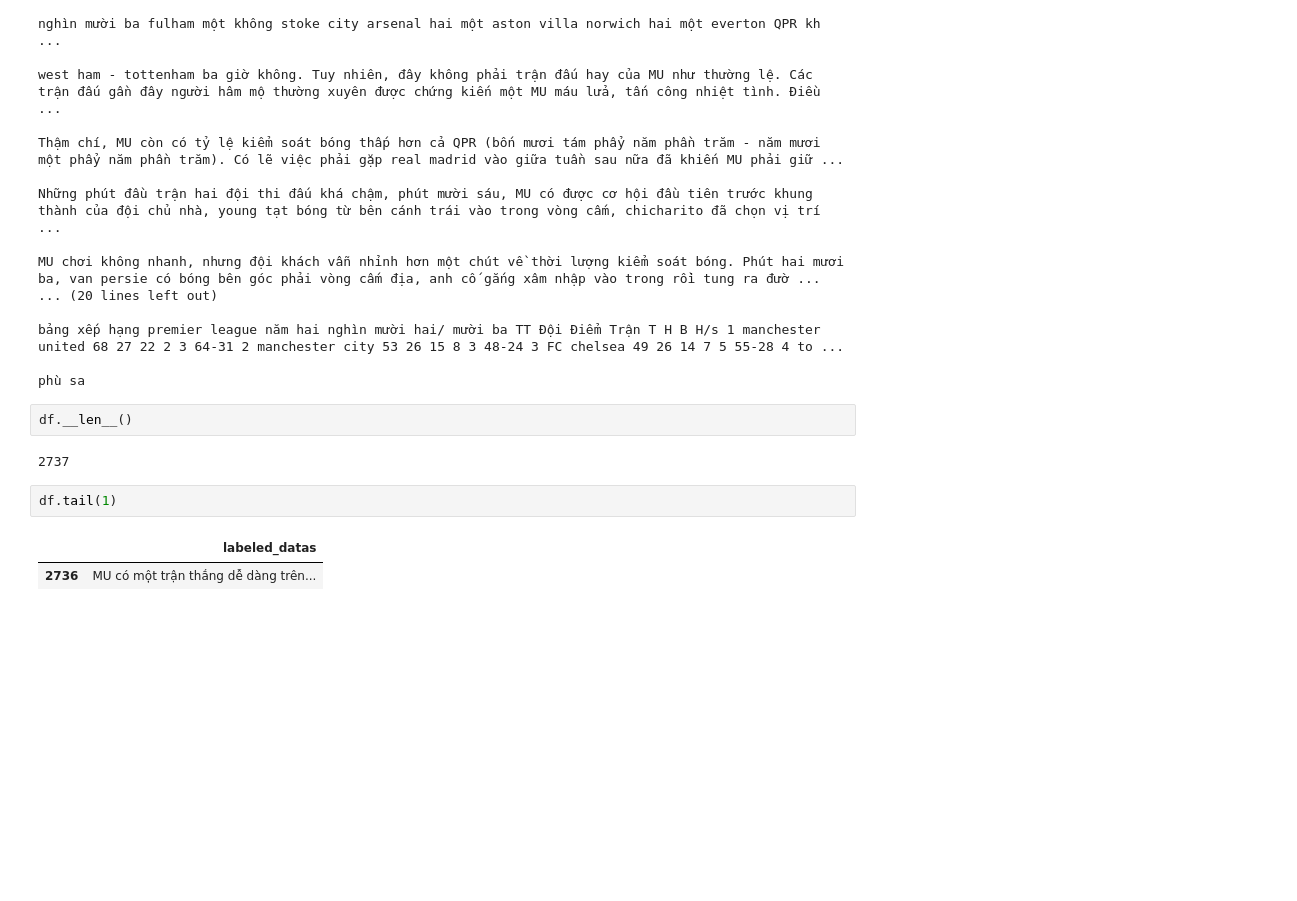
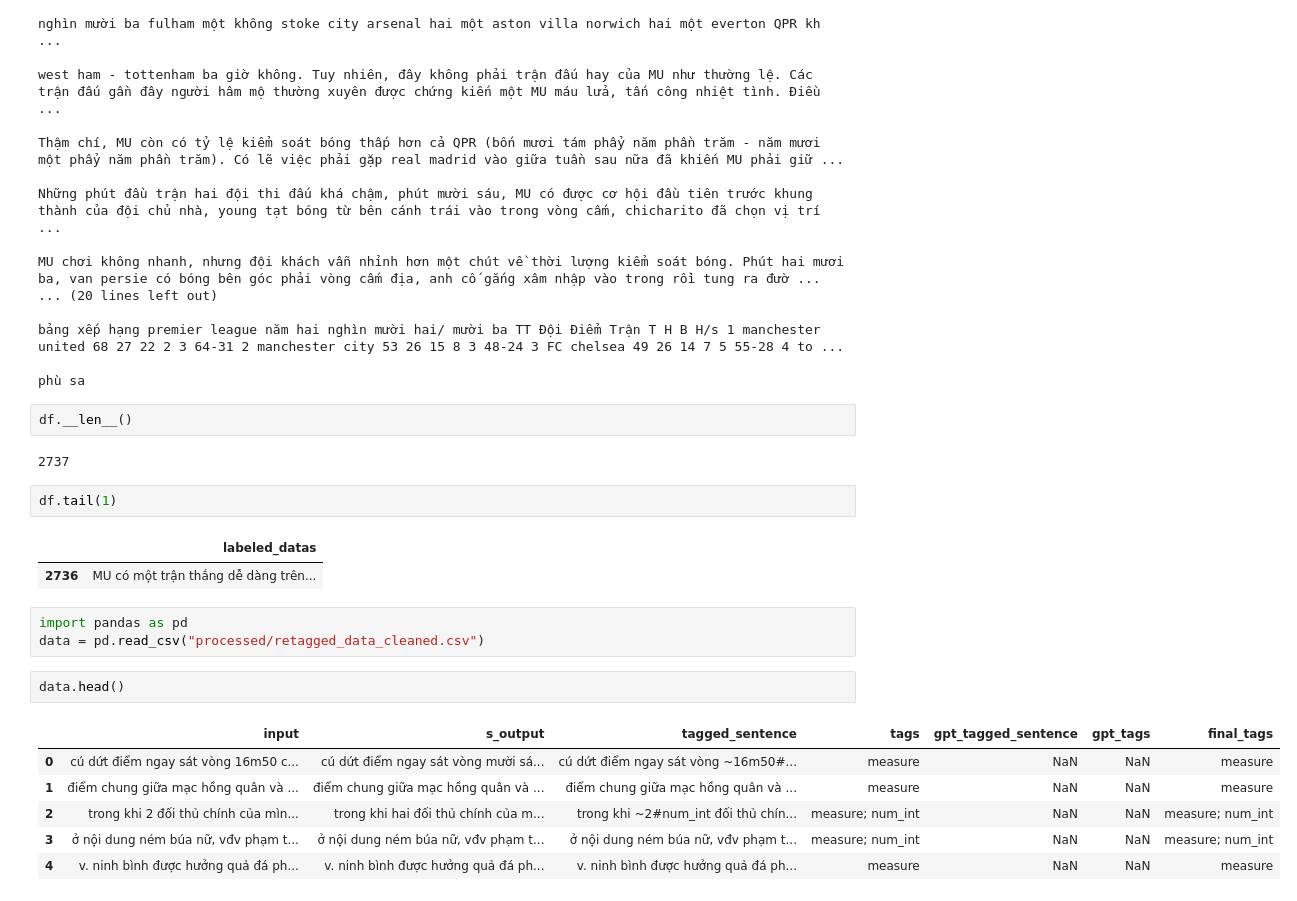
Before and after one commit to datnt3/text-normalization, a Jupyter notebook: data_storage/data_process.ipynb, the cells around one changed output. Cells and saved outputs as stored; diff of their text form; blank space fills up the shorter version.

```diff
--- a/data_storage/data_process.ipynb
+++ b/data_storage/data_process.ipynb
@@ -122,3 +307,15 @@ df.tail(1)
 # %% [output]
 |  | labeled_datas |
 | 2736 | MU có một trận thắng dễ dàng trên... |
+# %%
+import pandas as pd
+data = pd.read_csv("processed/retagged_data_cleaned.csv")
+# %%
+data.head()
+# %% [output]
+|  | input | s_output | tagged_sentence | tags | gpt_tagged_sentence | gpt_tags | final_tags |
+| 0 | cú dứt điểm ngay sát vòng 16m50 c... | cú dứt điểm ngay sát vòng mười sá... | cú dứt điểm ngay sát vòng ~16m50#... | measure | NaN | NaN | measure |
+| 1 | điểm chung giữa mạc hồng quân và ... | điểm chung giữa mạc hồng quân và ... | điểm chung giữa mạc hồng quân và ... | measure | NaN | NaN | measure |
+| 2 | trong khi 2 đối thủ chính của mìn... | trong khi hai đối thủ chính của m... | trong khi ~2#num_int đối thủ chín... | measure; num_int | NaN | NaN | measure; num_int |
+| 3 | ở nội dung ném búa nữ, vđv phạm t... | ở nội dung ném búa nữ, vđv phạm t... | ở nội dung ném búa nữ, vđv phạm t... | measure; num_int | NaN | NaN | measure; num_int |
+| 4 | v. ninh bình được hưởng quả đá ph... | v. ninh bình được hưởng quả đá ph... | v. ninh bình được hưởng quả đá ph... | measure | NaN | NaN | measure |
```
Also changed, not shown: parts of 39 cells of this notebook, 17 other files.
